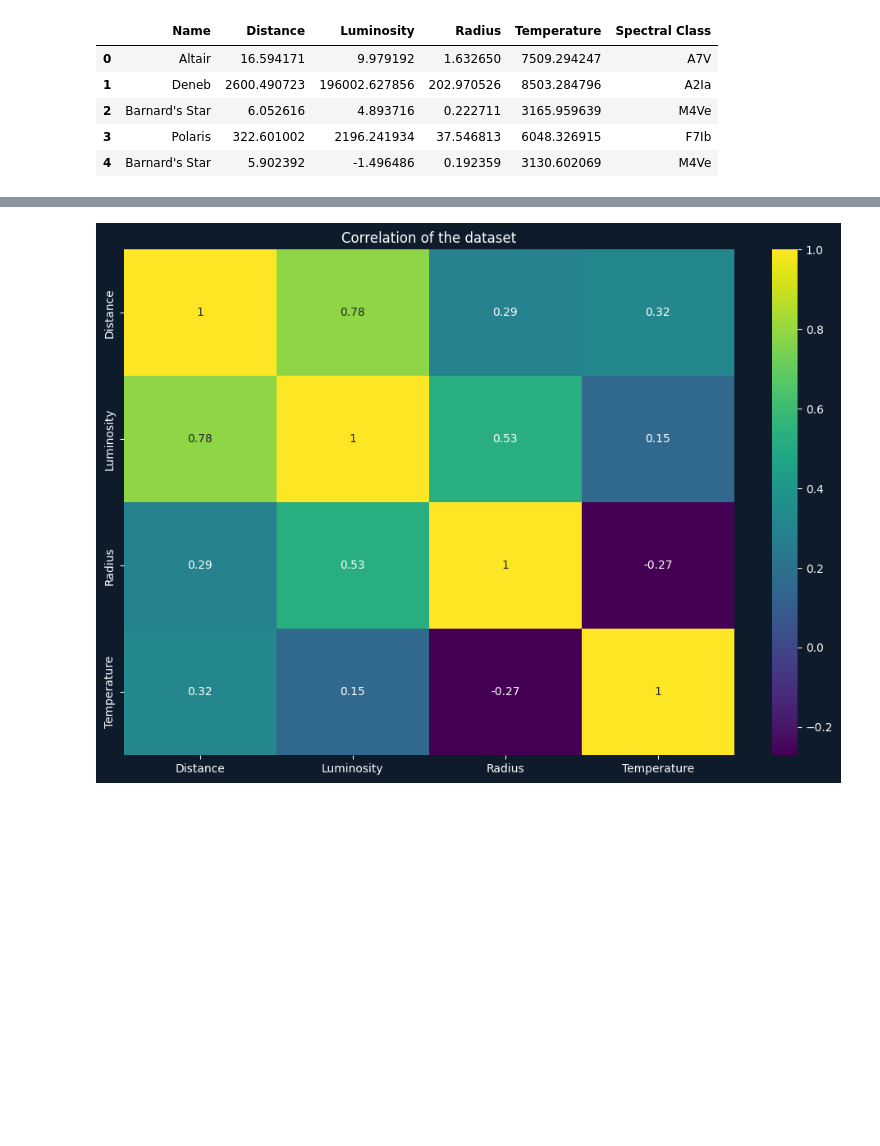
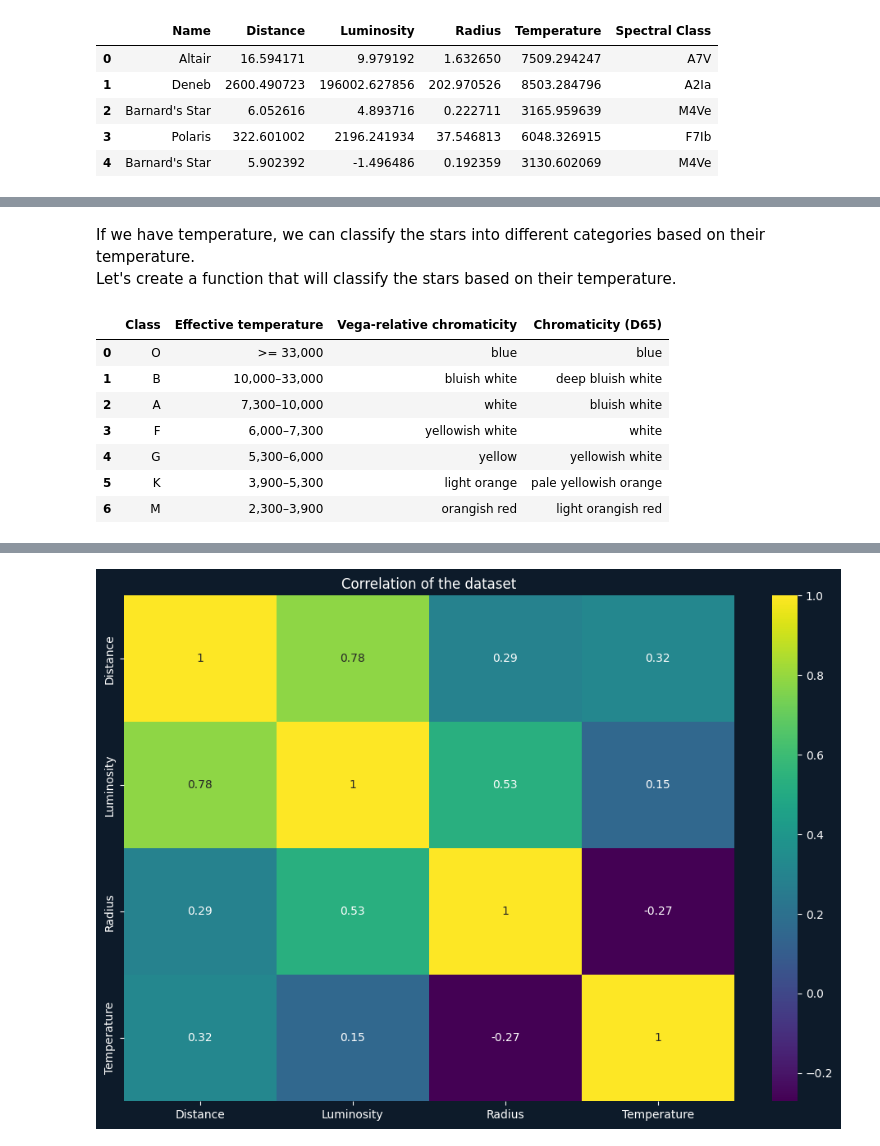
Before and after one commit to faizan-yousaf/Stellar_Insight, a Jupyter notebook: stars.ipynb, the cells around one changed output, grey strips where cells are left out. Saved outputs shown, nothing was run; the diff lists cells and outputs as text; code cells hidden in the pictures; blank space fills up the shorter version.

Commit message:
UPDATE: added the final notebook of Stars Analysis

```diff
--- a/stars.ipynb
+++ b/stars.ipynb
@@ -1122,0 +1064,22 @@ df.head()
+# %% [markdown]
+If we have temperature, we can classify the stars into different categories based on their temperature.\
+Let's create a function that will classify the stars based on their temperature.
+# %%
+steller_class = {
+    "Class": ["O", "B", "A", "F", "G", "K", "M"],
+    "Effective temperature": [">= 33,000 ", "10,000–33,000 ", "7,300–10,000 ", "6,000–7,300 ", "5,300–6,000 ", "3,900–5,300 ", "2,300–3,900 "],
+    "Vega-relative chromaticity": ["blue", "bluish white", "white", "yellowish white", "yellow", "light orange", "orangish red"],
+    "Chromaticity (D65)": ["blue", "deep bluish white", "bluish white", "white", "yellowish white", "pale yellowish orange", "light orangish red"]
+}
+
+steller_class_df = pd.DataFrame(steller_class)
+steller_class_df
+# %% [output]
+|  | Class | Effective temperature | Vega-relative chromaticity | Chromaticity (D65) |
+| 0 | O | >= 33,000 | blue | blue |
+| 1 | B | 10,000–33,000 | bluish white | deep bluish white |
+| 2 | A | 7,300–10,000 | white | bluish white |
+| 3 | F | 6,000–7,300 | yellowish white | white |
+| 4 | G | 5,300–6,000 | yellow | yellowish white |
+| 5 | K | 3,900–5,300 | light orange | pale yellowish orange |
+| 6 | M | 2,300–3,900 | orangish red | light orangish red |
```
Also changed, not shown: parts of 25 cells of this notebook.
